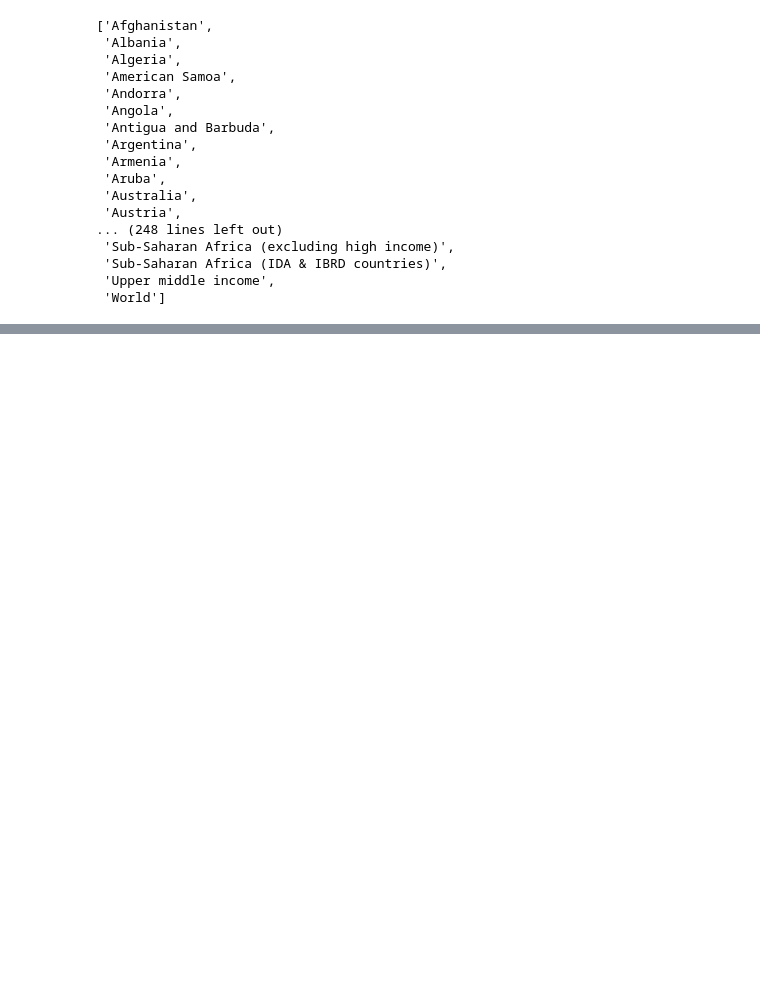
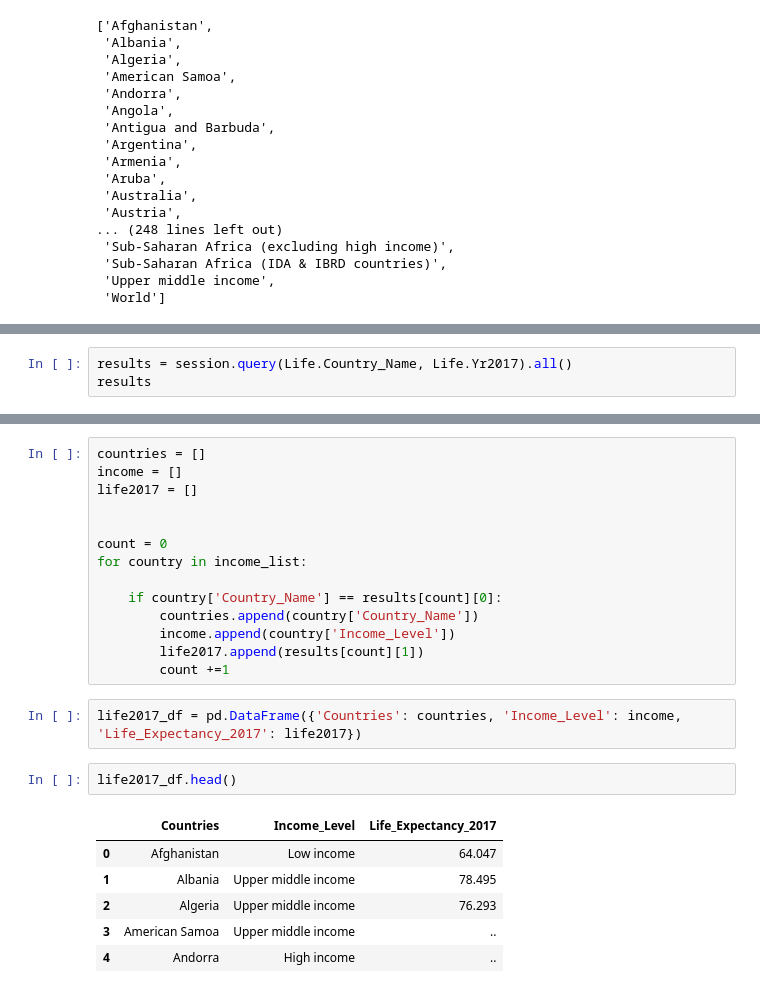
Before and after one commit to Mpalmese/Project2, a Jupyter notebook: test.ipynb, the cells around one changed output, grey strips where cells are left out. Cells and saved outputs as stored; diff of their text form; blank space fills up the shorter version.

```diff
--- a/test.ipynb
+++ b/test.ipynb
@@ -251,0 +237,3 @@ result 263 found
+# %%
+results = session.query(Life.Country_Name, Life.Yr2017).all()
+results
@@ -251,0 +258,25 @@ result 263 found
+# %%
+countries = []
+income = []
+life2017 = []
+
+
+count = 0
+for country in income_list:
+
+    if country['Country_Name'] == results[count][0]:
+        countries.append(country['Country_Name'])
+        income.append(country['Income_Level'])
+        life2017.append(results[count][1])
+        count +=1
+# %%
+life2017_df = pd.DataFrame({'Countries': countries, 'Income_Level': income, 'Life_Expectancy_2017': life2017})
+# %%
+life2017_df.head()
+# %% [output]
+|  | Countries | Income_Level | Life_Expectancy_2017 |
+| 0 | Afghanistan | Low income | 64.047 |
+| 1 | Albania | Upper middle income | 78.495 |
+| 2 | Algeria | Upper middle income | 76.293 |
+| 3 | American Samoa | Upper middle income | .. |
+| 4 | Andorra | High income | .. |
```
Also changed, not shown: parts of 14 cells of this notebook, 2 other files.
